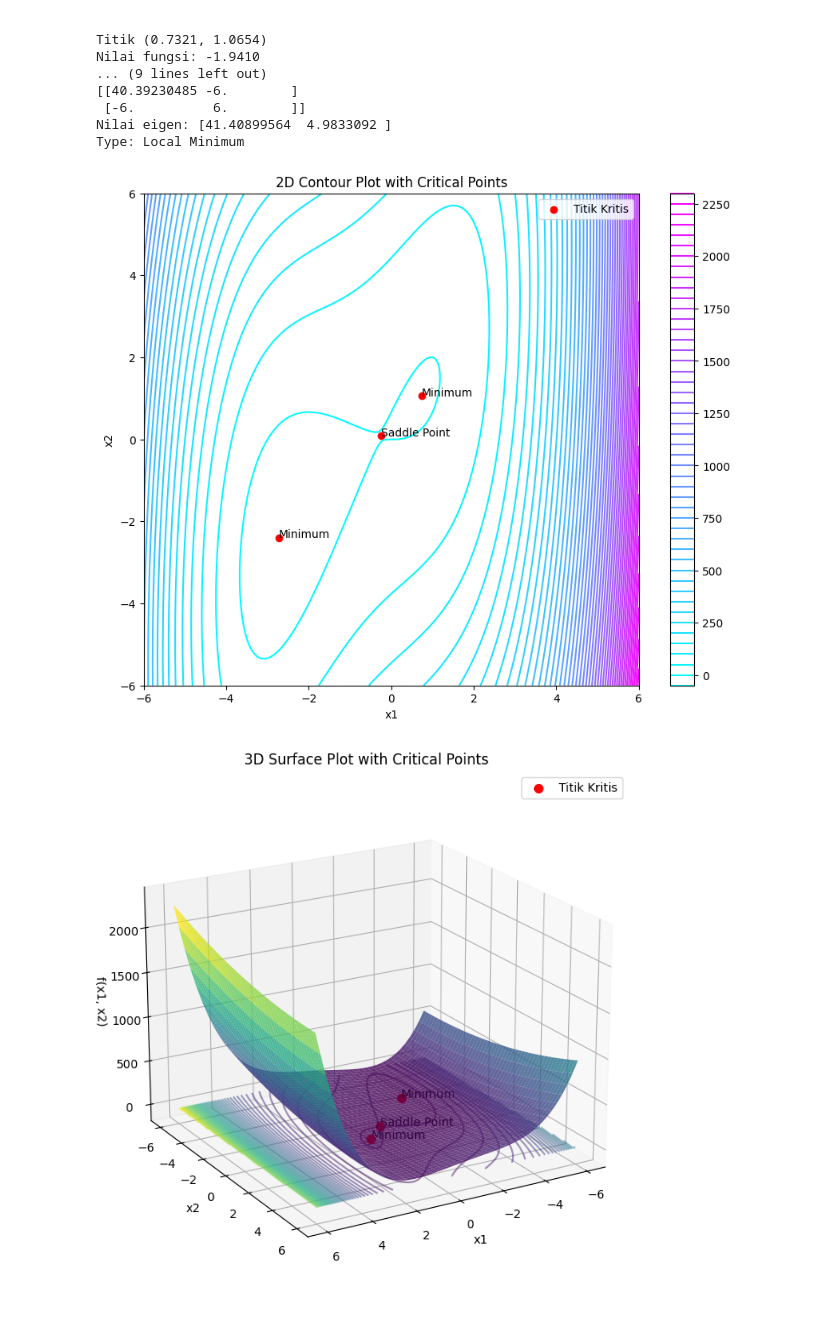
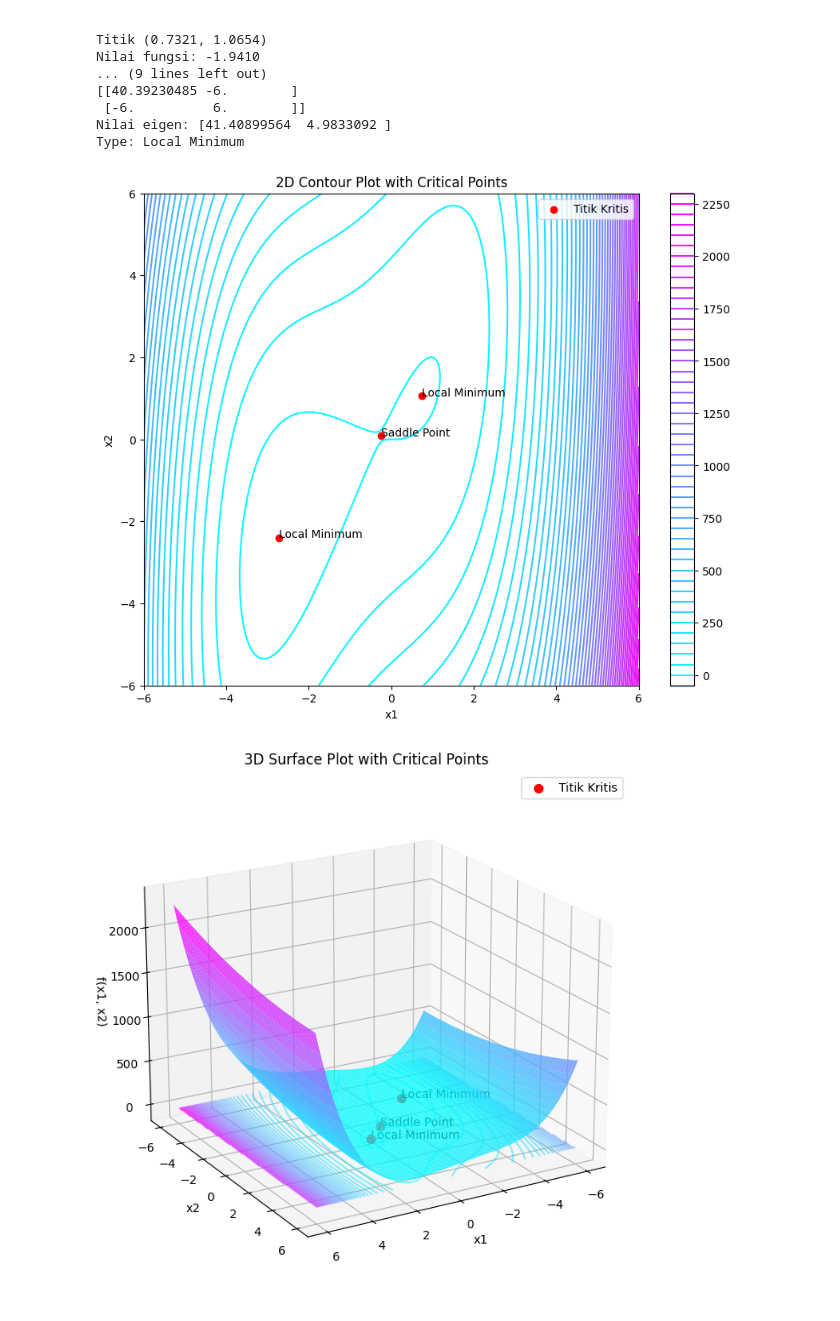
Before and after one commit to fegara/W11-Code, a Jupyter notebook: Assignment_1.ipynb, the cells around one changed output. Drawn from its saved outputs; the diff is of its cells as text; code cells hidden in the pictures.

```diff
--- a/Assignment_1.ipynb
+++ b/Assignment_1.ipynb
@@ -79,6 +81,22 @@ Type: Local Minimum
 plt.figure(figsize=(10, 8))
 contour = plt.contour(X1, X2, Z, levels=50, cmap='cool')
 plt.colorbar(contour)
+
+# Analisis titik kritis dan simpan jenisnya
+optimum_types = []
+for point in real_critical_points:
+    x1_val, x2_val = point
+    H_eval = H_matrix.subs({x1_sym: x1_val, x2_sym: x2_val})
+    H_numeric = np.array(H_eval).astype(np.float64)
+    eigenvalues = np.linalg.eigvals(H_numeric)
+
+    if all(eig > 0 for eig in eigenvalues):
+        point_type = "Local Minimum"
+    elif all(eig < 0 for eig in eigenvalues):
+        point_type = "Local Maximum"
+    else:
+        point_type = "Saddle Point"
+    optimum_types.append(point_type)
 
 # Tambahkan titik kritis ke plot
 for i, point in enumerate(real_critical_points):
@@ -94,38 +112,38 @@ plt.legend()
 # Tampilkan plot
 plt.show()
 # %% [output]
-[figure, old version]
+[figure, new version]
 # %%
 from mpl_toolkits.mplot3d import Axes3D
 
 # Buat plot 3D
 fig = plt.figure(figsize=(10, 8))
 ax = fig.add_subplot(111, projection='3d')
 
 # Plot permukaan
-surf = ax.plot_surface(X1, X2, Z, cmap='viridis', alpha=0.8)
+surf = ax.plot_surface(X1, X2, Z, cmap='cool', alpha=0.8)
 
 # Tambahkan titik kritis ke plot
 for i, point in enumerate(real_critical_points):
     ax.scatter(point[0], point[1], f(point[0], point[1]), color='red', s=50, label='Titik Kritis' if i == 0 else "")
     ax.text(point[0], point[1], f(point[0], point[1]), f"{optimum_types[i]}", color='black', fontsize=10)
 
 # Tambahkan label dan judul
 ax.set_title('3D Surface Plot with Critical Points')
 ax.set_xlabel('x1')
 ax.set_ylabel('x2')
 ax.set_zlabel('f(x1, x2)')
 ax.legend()
 
 # Buat garis kontur pada plot 3D
-contour3d = ax.contour(X1, X2, Z, zdir='z', offset=-10, levels=50, cmap='viridis', alpha=0.5)
+contour3d = ax.contour(X1, X2, Z, zdir='z', offset=-10, levels=50, cmap='cool', alpha=0.5)
 # Tambahkan garis kontur ke plot 3D
 ax.clabel(contour3d, inline=True, fontsize=8)
 
 # Putar gambar agar semua titik terlihat
 ax.view_init(elev=20, azim=60)
 
 # Tampilkan plot
 plt.show()
 # %% [output]
-[figure, old version]
+[figure, new version]
```
Also changed, not shown: parts of 1 cell of this notebook, 1 other file.
